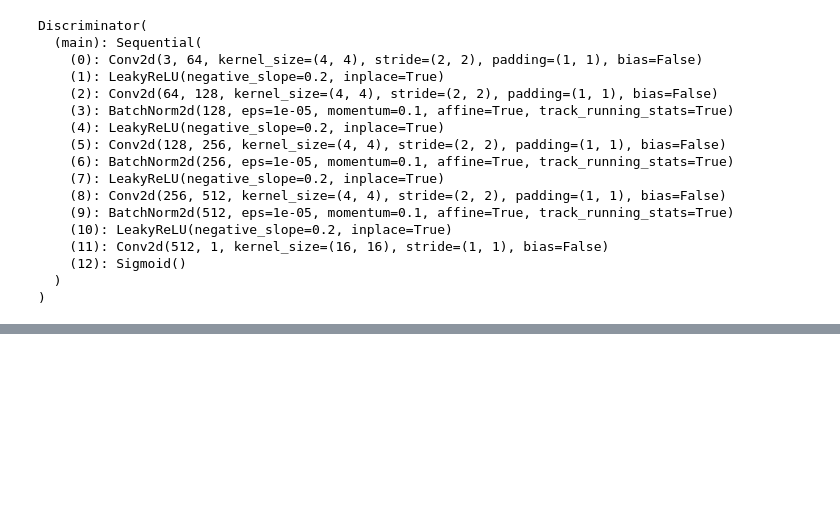
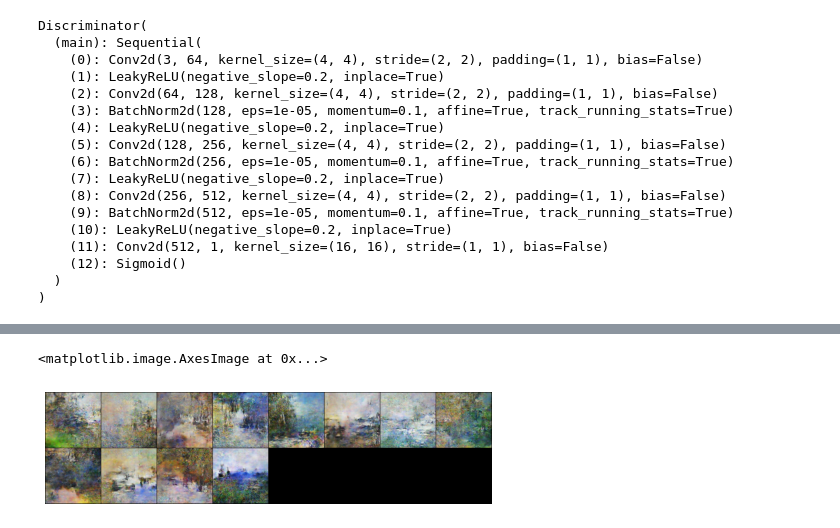
Before and after one commit to jainaryan1310/monet-style-images, a Jupyter notebook: monet-style-painting.ipynb, the cells around one changed output, grey strips where cells are left out. Saved outputs shown, nothing was run; the diff lists cells and outputs as text; code cells hidden in the pictures; blank space fills up the shorter version.

```diff
--- a/monet-style-painting.ipynb
+++ b/monet-style-painting.ipynb
@@ -307,0 +338,8 @@ img_list[0][0].shape
+# %%
+plt.figure(figsize=(8, 8))
+plt.axis("off")
+# plt.imshow(np.transpose((img_list[0][0].cpu(), (1, 2, 0))))
+plt.imshow(np.transpose(vutils.make_grid(fake_images.detach().cpu(), padding=2, normalize=True), (1, 2, 0)))
+# %% [output]
+<matplotlib.image.AxesImage at 0x...>
+[figure, added]
```
Also changed, not shown: parts of 16 cells of this notebook, 1 other file.
